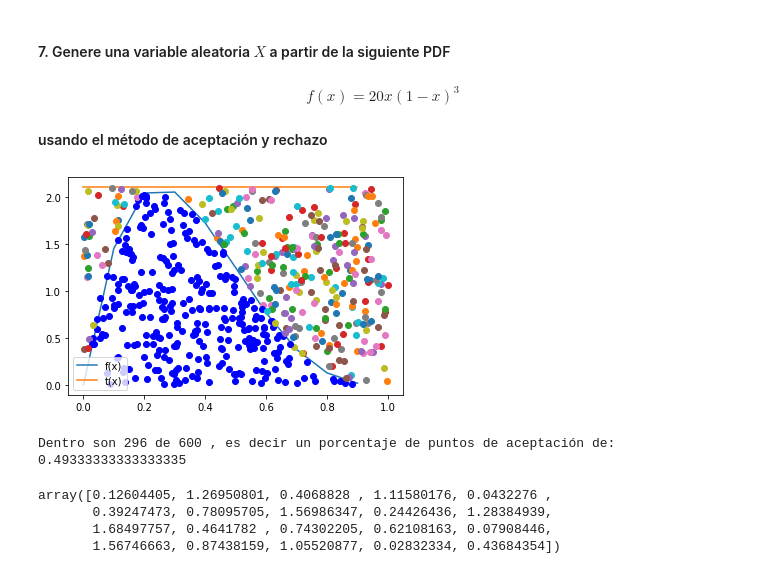
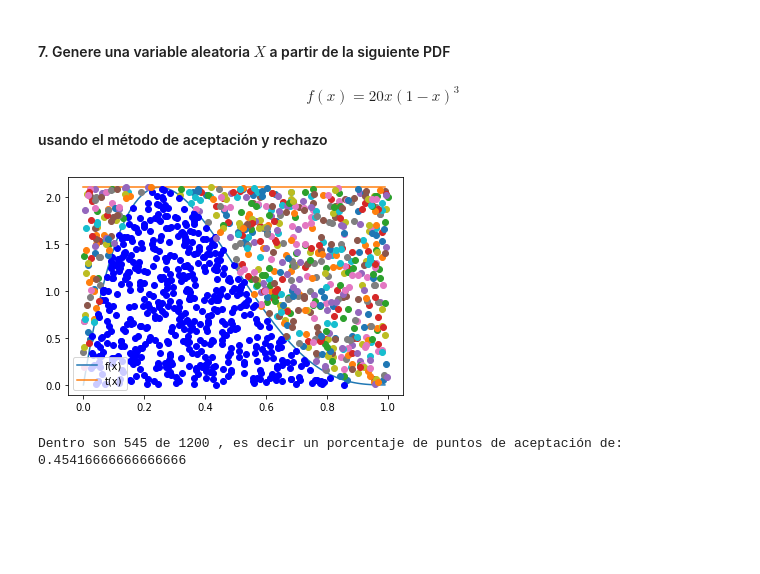
Before and after one commit to oscaralfonso17/Tarea6_IPaniagua_OAFlores, a Jupyter notebook: Tarea6_IPaniagua_OAFlores.ipynb, the cells around one changed output. Cells and saved outputs as stored; diff of their text form; code cells hidden in the pictures; blank space fills up the shorter version.

```diff
--- a/Tarea6_IPaniagua_OAFlores.ipynb
+++ b/Tarea6_IPaniagua_OAFlores.ipynb
@@ -391,50 +391,48 @@ Como podemos observar, el porcentaje de puntos de aceptación cuando usamos t(x)
 #### usando el método de aceptación y rechazo
 # %%
 # Función de aceptación y rechazo usando compresión de listas
-def Acep_rechazo(R2:'Variables distruidas U~U(0,1)',
+
+def Acep_rechazo2(R2:'Variables distruidas U~U(0,1)',
                  R1:'Variables distribuidas como g(x)',
                  f:'función objetivo a generar',
                  t:'función que mayora a f'):
-#     R1 = np.random.rand(N)
+
     f_x = f(R1)
     t_x = t(R1)
     condition = np.multiply(R2,t_x)<=f_x
     dentro=0
-    dentro = sum([dentro+1 for i in range (len(R1)) if  condition[i]])
+    barras=[]
+
+    dentro = sum([dentro+1 for i in range (len(R1)) if condition[i]])
     porc=dentro/len(R1)
-    [plt.plot(R1[i],R2[i]*t_x[i],'ob') if condition[i] else plt.plot(R1[i],R2[i]*t_x[i],'o') \
+
+    [plt.plot(R1[i],R2[i]*t_x[i],'ob') and barras.append(R1[i]) if condition[i] else plt.plot(R1[i],R2[i]*t_x[i],'o') \
          for i in range(len(R1))]
 
     plt.show()
     print("Dentro son", dentro, "de", len(R1), ", es decir un porcentaje de puntos de aceptación de:",porc)
-    return np.sum(condition)/len(condition),np.multiply(R2,t_x)[np.multiply(R2,t_x)<=f_x]
+
+    return np.sum(condition)/len(condition), barras
 # %%
 # Función objetivo
 f2 = lambda x: 20*x*(1-x)**3
 
 # Máximo de la función f
 a2 = f2(optimize.fmin(lambda x:-f2(x),0,disp=False))
 
 #funcion constante
 t2 = lambda x: a2*np.ones(len(x))
 
-N = 600
-x = np.arange(0,1,0.1)
-R2 = np.random.rand(N)
-R1 = np.random.rand(N)
+N = 1200
+x = np.arange(0,1,0.01)
+R2 = np.random.uniform(0,1,N)
+R1 = np.random.uniform(0,1,N)
 
 plt.plot(x,f2(x),label='f(x)')
 plt.plot(x,t2(x),label='t(x)')
 plt.legend(loc='best')
 
-Prob,X = Acep_rechazo(R2,R1,f2,t2)
+dentro,X = Acep_rechazo2(R2,R1,f2,t2)
 # %% [output]
-[figure, old version]
+[figure, new version]
-Dentro son 296 de 600 , es decir un porcentaje de puntos de aceptación de: 0.49333333333333335
+Dentro son 545 de 1200 , es decir un porcentaje de puntos de aceptación de: 0.45416666666666666
-# %%
-X[:20]
-# %% [output]
-array([0.12604405, 1.26950801, 0.4068828 , 1.11580176, 0.0432276 ,
-       0.39247473, 0.78095705, 1.56986347, 0.24426436, 1.28384939,
-       1.68497757, 0.4641782 , 0.74302205, 0.62108163, 0.07908446,
-       1.56746663, 0.87438159, 1.05520877, 0.02832334, 0.43684354])
```
Also changed, not shown: parts of 7 cells of this notebook.
